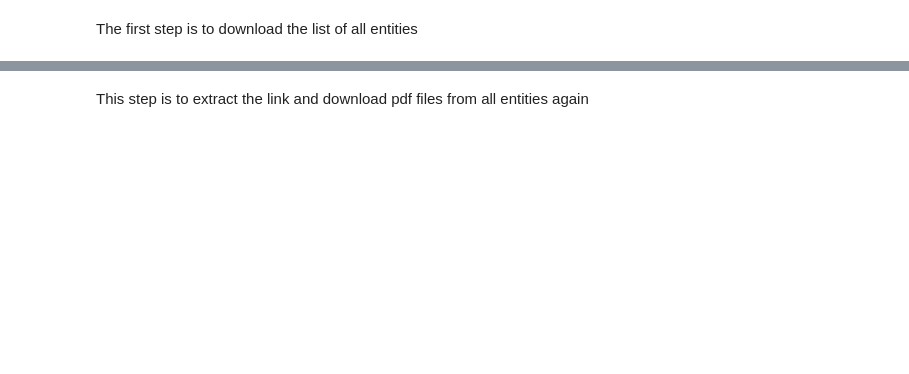
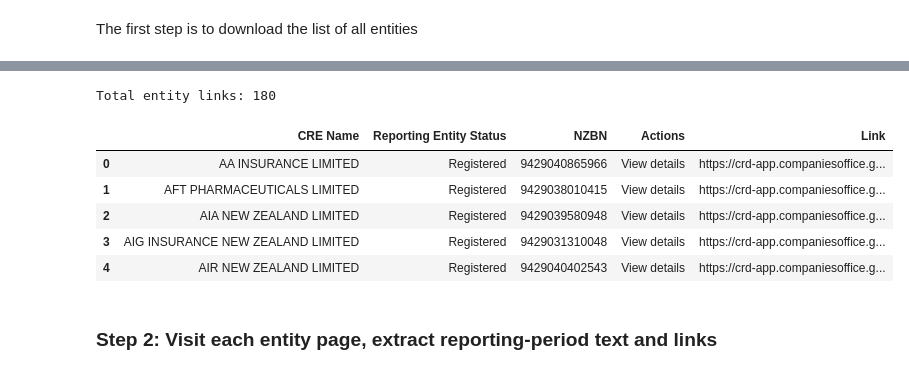
Before and after one commit to quyennguyen2201/LLM_climaterisk_2026, a Jupyter notebook: scripts/0-scrapping_climate_risk_disclosure.ipynb, the cells around one changed output, grey strips where cells are left out. Cells and saved outputs as stored; diff of their text form; code cells hidden in the pictures; blank space fills up the shorter version.

```diff
--- a/scripts/0-scrapping_climate_risk_disclosure.ipynb
+++ b/scripts/0-scrapping_climate_risk_disclosure.ipynb
@@ -196,16 +205,31 @@ today
 # %%
-table_final = pd.read_csv(f'{folder}/table_final.csv')
-## This URL represents the link to CRD hub.
-masterlink= 'https://crd-app.companiesoffice.govt.nz'
+table_final = pd.read_csv(os.path.join(FOLDER, 'pdfs_2026','List_of_reporting_firms_2026.csv'))
 
 links_final = pd.DataFrame()
-for index, row in table_final.iterrows():
-    firm_name = row['CRE Name']
-    links = [masterlink + link for link in ast.literal_eval(row.Link)]
-    df = pd.DataFrame({'CRE Name': [row['CRE Name']] * len(links), 'Link': links})
-    links_final = pd.concat([links_final, df],ignore_index = True)
+for _, row in table_final.iterrows():
+    try:
+        entity_links = ast.literal_eval(row['Link'])
+    except Exception:
+        continue
+    full_links = [BASE_URL + lnk for lnk in entity_links]
+    df = pd.DataFrame({'CRE Name': [row['CRE Name']] * len(full_links), 'Link': full_links})
+    links_final = pd.concat([links_final, df], ignore_index=True)
+
+table_final  = table_final.drop(columns=['Link'])
+links_final  = links_final.drop_duplicates(subset=['Link']).reset_index(drop=True)
+links_final = pd.merge(table_final, links_final, on='CRE Name', how='left')
+links_final = links_final[links_final['CRE Name']!= 'CRE Name. sort ascending']
+links_final.to_csv(os.path.join(FOLDER,'pdfs_2026', 'List_of_reporting_firms_2026_withlink.csv'), index=False)
+print(f"Total entity links: {len(links_final)}")
 links_final.head(5)
-links_final.to_csv(f'{folder}/links_final.csv')
+# %% [output]
+Total entity links: 180
+|  | CRE Name | Reporting Entity Status | NZBN | Actions | Link |
+| 0 | AA INSURANCE LIMITED | Registered | 9429040865966 | View details | https://crd-app.companiesoffice.g... |
+| 1 | AFT PHARMACEUTICALS LIMITED | Registered | 9429038010415 | View details | https://crd-app.companiesoffice.g... |
+| 2 | AIA NEW ZEALAND LIMITED | Registered | 9429039580948 | View details | https://crd-app.companiesoffice.g... |
+| 3 | AIG INSURANCE NEW ZEALAND LIMITED | Registered | 9429031310048 | View details | https://crd-app.companiesoffice.g... |
+| 4 | AIR NEW ZEALAND LIMITED | Registered | 9429040402543 | View details | https://crd-app.companiesoffice.g... |
 # %% [markdown]
-This step is to extract the link and download pdf files from all  entities again
+### Step 2: Visit each entity page, extract reporting-period text and links
 # %%
```
Also changed, not shown: parts of 23 cells of this notebook, 1 other file.
